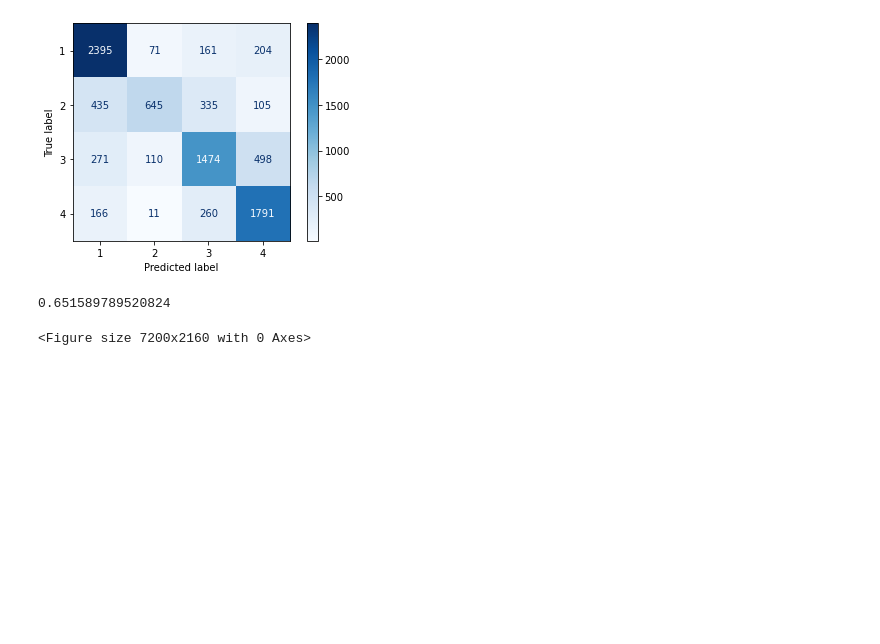
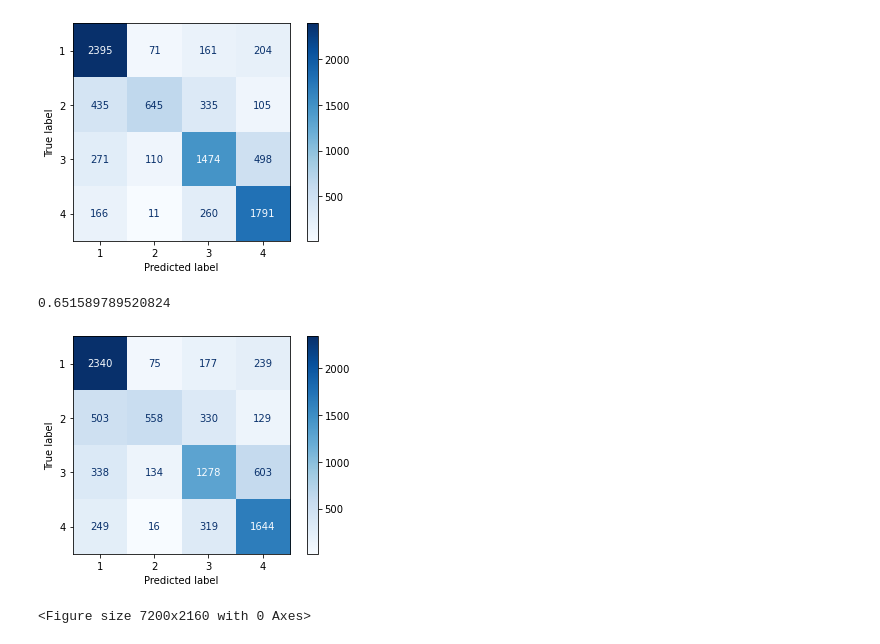
Before and after one commit to willianck/Predicting-Food-Insecurity, a Jupyter notebook: pipeline_demo.ipynb, the cells around one changed output. Cells and saved outputs as stored; diff of their text form; code cells hidden in the pictures; blank space fills up the shorter version.

```diff
--- a/pipeline_demo.ipynb
+++ b/pipeline_demo.ipynb
@@ -303,6 +338,18 @@ clf_svc.score(X_test, y_test)
 # {'C': 10, 'gamma': 0.1, 'kernel': 'rbf'}
 # %% [output]
 0.651589789520824
+# %%
+from sklearn.metrics import plot_confusion_matrix
+from sklearn.metrics import confusion_matrix
+plot_confusion_matrix(clf_svc, X_test, y_test,
+                                 cmap=plt.cm.Blues
+                                 )
+
+# cf_matrix = confusion_matrix(y_test, y_pred)
+# print(cf_matrix)
+plt.savefig('svc.png',format='png',bbox_inches = "tight")
+# %% [output]
+[figure, added]
 # %%
 plt.rc('font', **font)
 plt.figure(figsize=(100, 30))  # width:20, height:3
```
Also changed, not shown: parts of 14 cells of this notebook, 1 other file.
